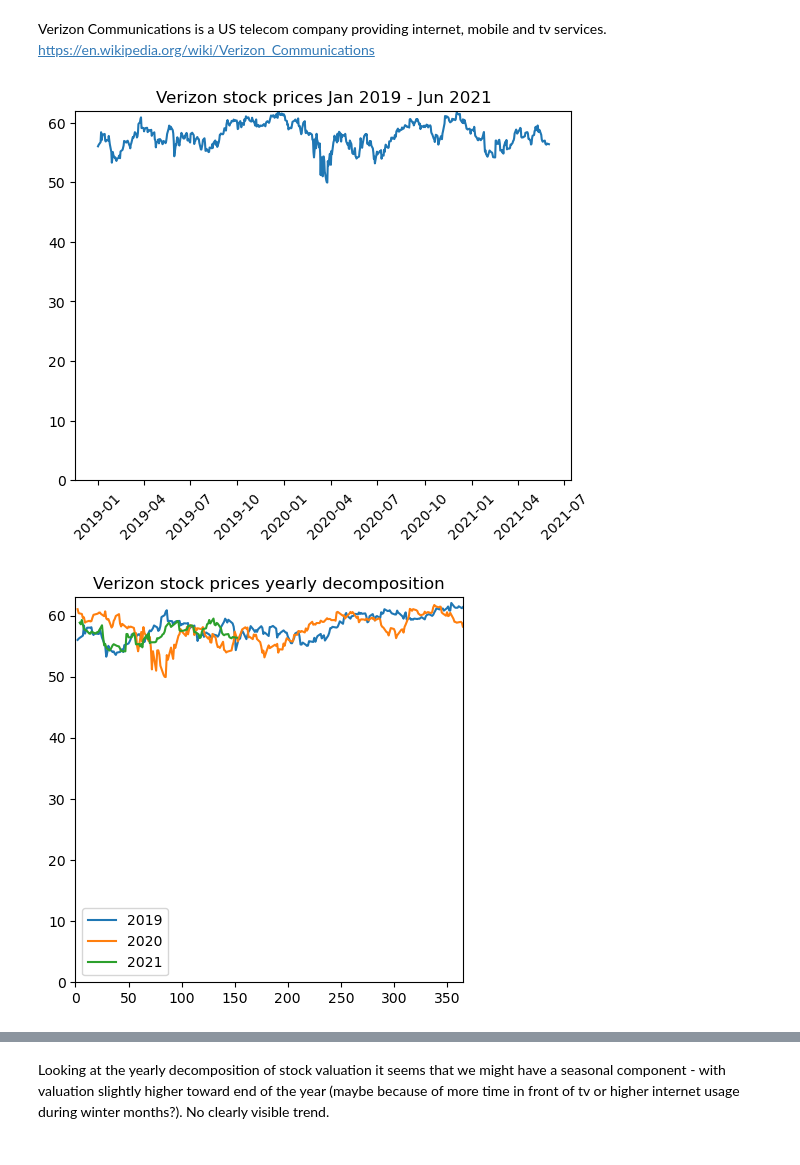
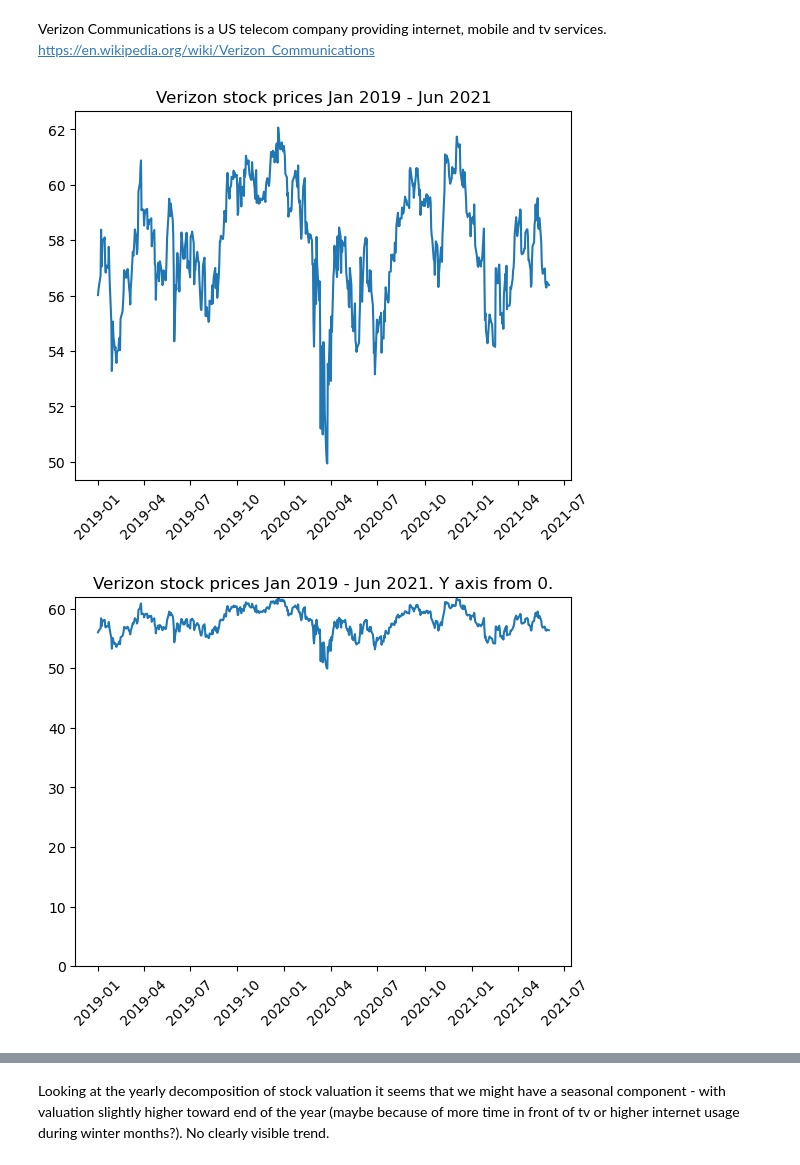
Before and after one commit to TGusciora/Python, a Jupyter notebook: Manning/TimeSeriesStockPrices/TimeSeriesComponents/001_1_2_TGusciora_TimeSeriesComponents_ACF_PACF.ipynb, the cells around one changed output, grey strips where cells are left out. Cells and saved outputs as stored; diff of their text form; code cells hidden in the pictures.

```diff
--- a/Manning/TimeSeriesStockPrices/TimeSeriesComponents/001_1_2_TGusciora_TimeSeriesComponents_ACF_PACF.ipynb
+++ b/Manning/TimeSeriesStockPrices/TimeSeriesComponents/001_1_2_TGusciora_TimeSeriesComponents_ACF_PACF.ipynb
@@ -158,18 +161,21 @@ https://en.wikipedia.org/wiki/Verizon_Communications
 # %%
 plt.plot(verizon_data['timestamp'], verizon_data['close'], label='Verizon')
 plt.xticks(rotation=45)
+plt.title('Verizon stock prices Jan 2019 - Jun 2021')
+plt.show()
+plt.plot(verizon_data['timestamp'], verizon_data['close'], label='Verizon')
+plt.xticks(rotation=45)
 plt.ylim((0, 62))
-plt.title('Verizon stock prices Jan 2019 - Jun 2021')
+plt.title('Verizon stock prices Jan 2019 - Jun 2021. Y axis from 0.') # to see true magnitude of changes
 plt.show()
 fig, ax = plt.subplots(figsize=(5, 5))
 ax.plot(verizon_data[verizon_data['year'] == 2019]['day'], verizon_data[verizon_data['year'] == 2019]['close'], label='2019')
 ax.plot(verizon_data[verizon_data['year'] == 2020]['day'], verizon_data[verizon_data['year'] == 2020]['close'], label='2020')
 ax.plot(verizon_data[verizon_data['year'] == 2021]['day'], verizon_data[verizon_data['year'] == 2021]['close'], label='2021')
 plt.xlim((0, 365))
-plt.ylim((0, 63))
 plt.title('Verizon stock prices yearly decomposition')
 plt.legend()
 plt.show()
 # %% [output]
-[figure, old version]
+[figure, new version]
-[figure, old version]
+[figure, new version]
```
Also changed, not shown: parts of 11 cells of this notebook.
